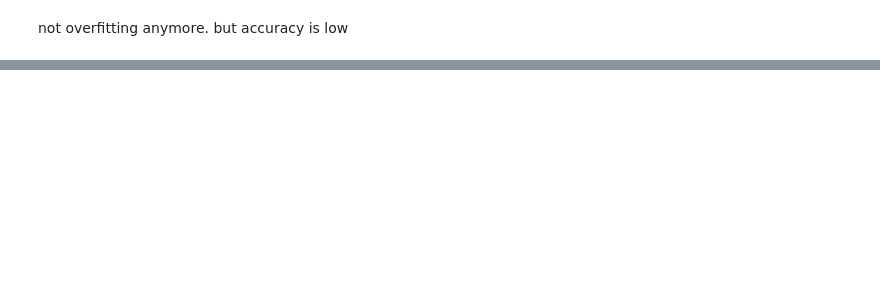
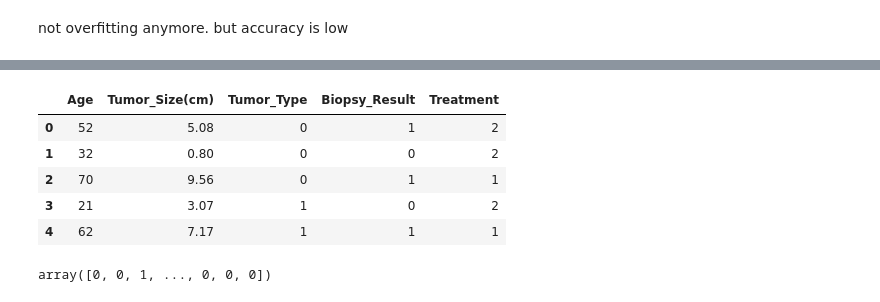
Before and after one commit to ABIR-CSE-2125/Cancer_Detection, a Jupyter notebook: src/test.ipynb, the cells around one changed output, grey strips where cells are left out. Cells and saved outputs as stored; diff of their text form; code cells hidden in the pictures; blank space fills up the shorter version.

```diff
--- a/src/test.ipynb
+++ b/src/test.ipynb
@@ -125,0 +219,13 @@ test_data = dfec.iloc[0]
+# %%
+df_both_eliminated.head(5)
+# %% [output]
+|  | Age | Tumor_Size(cm) | Tumor_Type | Biopsy_Result | Treatment |
+| 0 | 52 | 5.08 | 0 | 1 | 2 |
+| 1 | 32 | 0.80 | 0 | 0 | 2 |
+| 2 | 70 | 9.56 | 0 | 1 | 1 |
+| 3 | 21 | 3.07 | 1 | 0 | 2 |
+| 4 | 62 | 7.17 | 1 | 1 | 1 |
+# %%
+y
+# %% [output]
+array([0, 0, 1, ..., 0, 0, 0])
```
Also changed, not shown: parts of 29 cells of this notebook, 3 other files.
